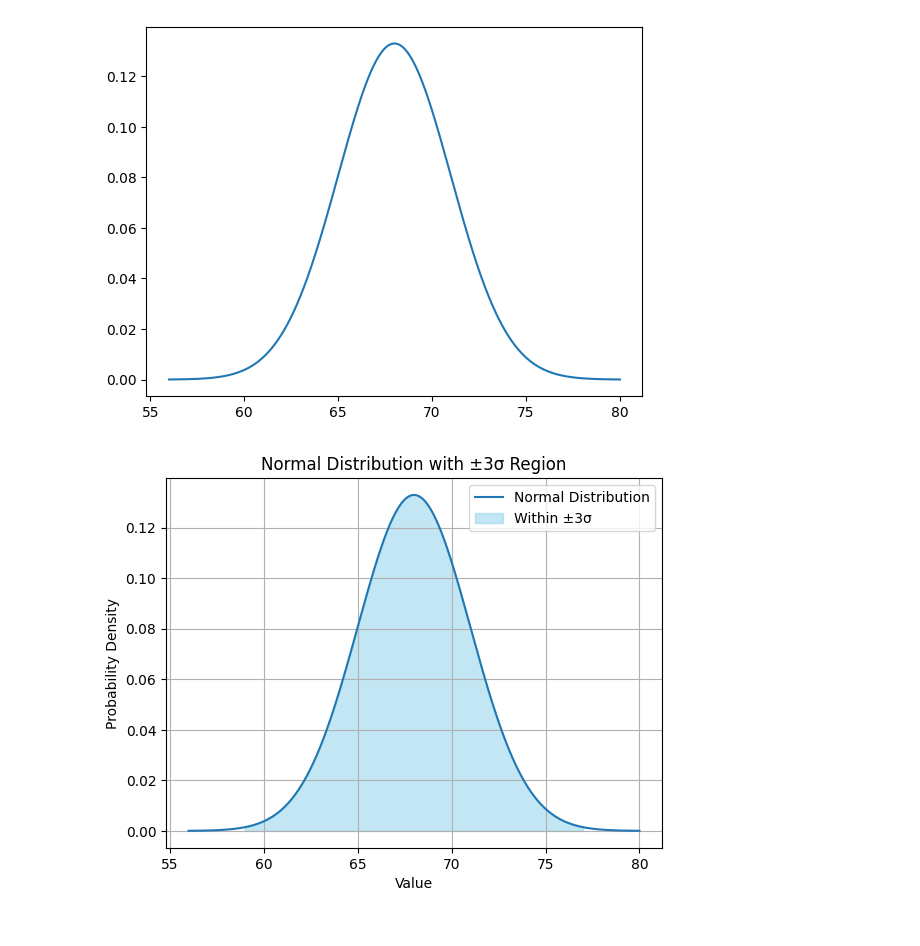
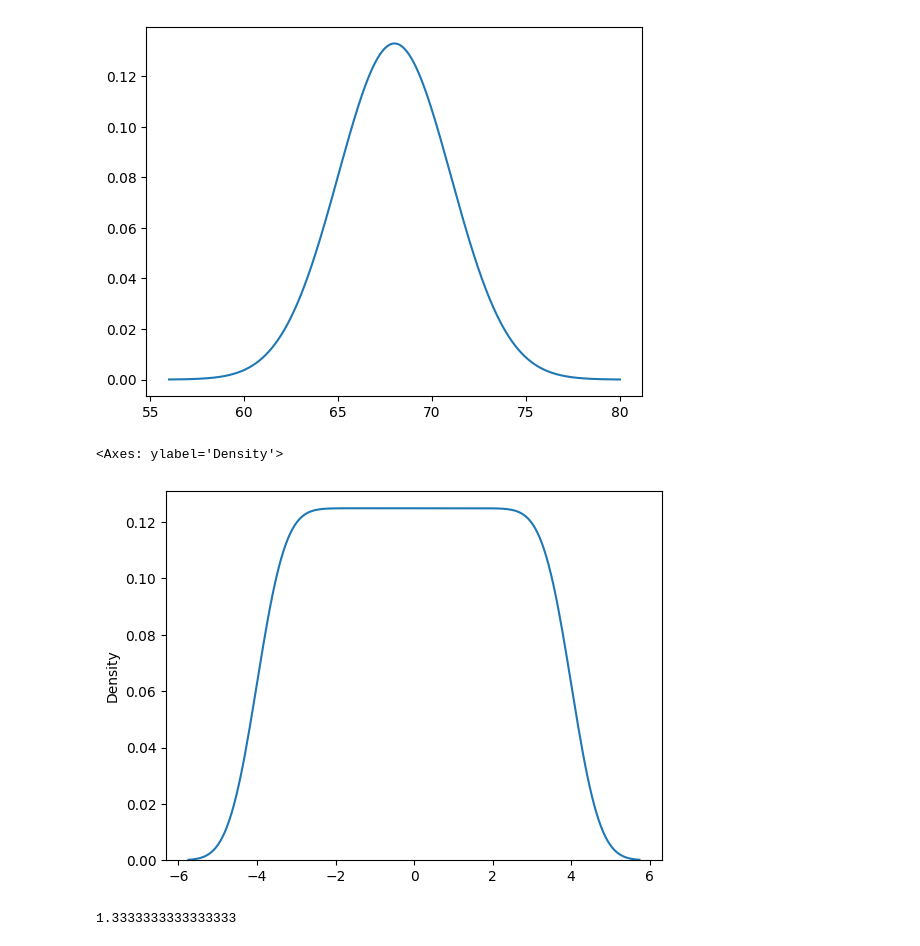
Before and after one commit to meetsudra11/mathismust, a Jupyter notebook: simpleND-standardND.ipynb, the cells around one changed output. Saved outputs shown, nothing was run; the diff lists cells and outputs as text; code cells hidden in the pictures.

```diff
--- a/simpleND-standardND.ipynb
+++ b/simpleND-standardND.ipynb
@@ -61,34 +72,3 @@ plt.plot(x,y)
 # %% [output]
 [<matplotlib.lines.Line2D at 0x...>]
 [figure]
-# %%
-import numpy as np
-import matplotlib.pyplot as plt
-
-# Parameters
-mu = 68
-sigma = 3
-
-# Create a range of x values
-x = np.linspace(mu - 4*sigma, mu + 4*sigma, 1000)
-
-# Calculate the normal distribution
-y = (1/(sigma * np.sqrt(2 * np.pi))) * np.exp(-0.5 * ((x - mu) / sigma)**2)
-
-# Plot the normal distribution
-plt.plot(x, y, label='Normal Distribution')
-
-# Highlight the region within ±3σ
-x_fill = np.linspace(mu - 3*sigma, mu + 3*sigma, 1000)
-y_fill = (1/(sigma * np.sqrt(2 * np.pi))) * np.exp(-0.5 * ((x_fill - mu) / sigma)**2)
-plt.fill_between(x_fill, y_fill, color='skyblue', alpha=0.5, label='Within ±3σ')
-
-# Add labels and title
-plt.title('Normal Distribution with ±3σ Region')
-plt.xlabel('Value')
-plt.ylabel('Probability Density')
-plt.legend()
-plt.grid(True)
-plt.show()
-# %% [output]
-[figure, removed]
@@ -94,0 +82,11 @@ plt.show()
+# %%
+sns.kdeplot(stdseries)
+# %% [output]
+<Axes: ylabel='Density'>
+[figure, added]
+# %%
+# z-score
+z = (72-mu)/sigma
+z
+# %% [output]
+1.3333333333333333
```
Also changed, not shown: parts of 9 cells of this notebook.
